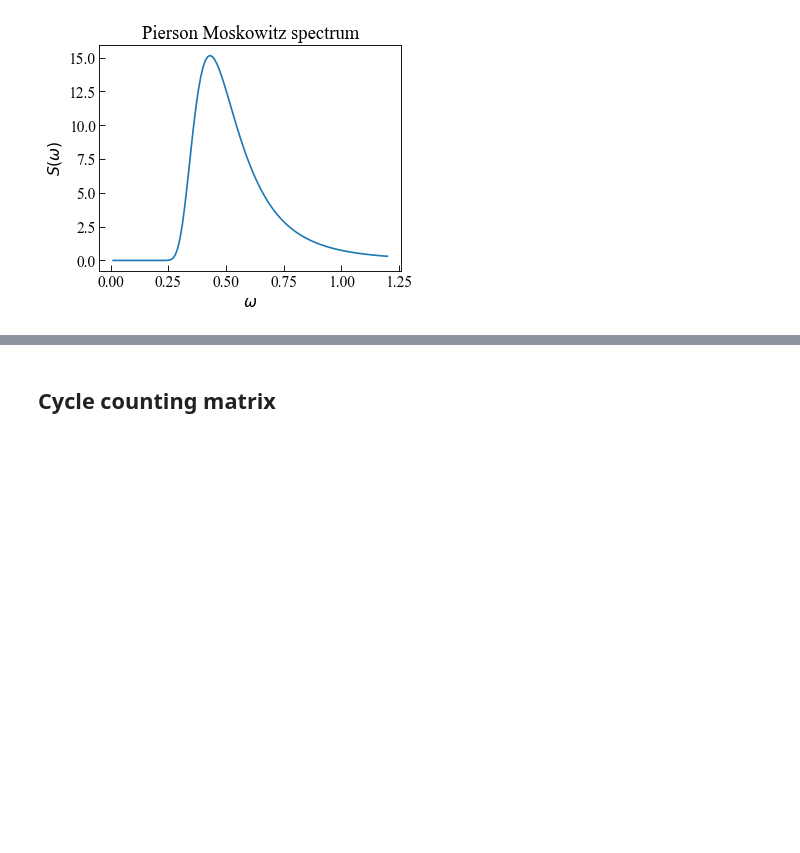
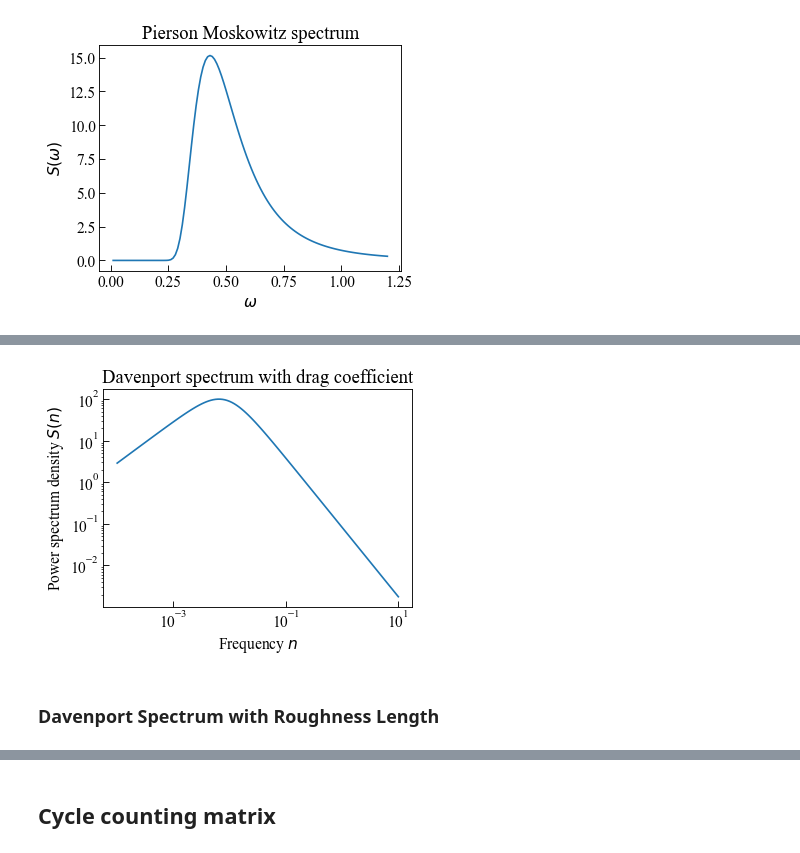
Before and after one commit to dpzhuX/ffpack, a Jupyter notebook: docs/source/load spectra and matrices.ipynb, the cells around one changed output, grey strips where cells are left out. Cells and saved outputs as stored; diff of their text form; code cells hidden in the pictures; blank space fills up the shorter version.

```diff
--- a/docs/source/load spectra and matrices.ipynb
+++ b/docs/source/load spectra and matrices.ipynb
@@ -170,0 +262,25 @@ plt.show()
+# %%
+dsnfRange = [ 10**i for i in np.linspace( -4, 1, num=121 ) ]
+# %%
+delta1 = 10
+dsnfResults = [ davenportSpectrumWithDragCoef( n, delta1, normalized=False ) for n in dsnfRange ]
+# %%
+fig, ax = plt.subplots()
+plt.xscale("log")
+plt.yscale("log")
+
+ax.plot( np.array( dsnfRange ),
+         np.array( dsnfResults ) )
+
+ax.tick_params(axis='x', direction="in", length=5)
+ax.tick_params(axis='y', direction="in", length=5)
+ax.set_xlabel( "Frequency $n$" )
+ax.set_ylabel( "Power spectrum density $S(n)$" )
+ax.set_title( "Davenport spectrum with drag coefficient" )
+
+plt.tight_layout()
+plt.show()
+# %% [output]
+[figure, added]
+# %% [markdown]
+###  Davenport Spectrum with Roughness Length
```
Also changed, not shown: parts of 19 cells of this notebook.
